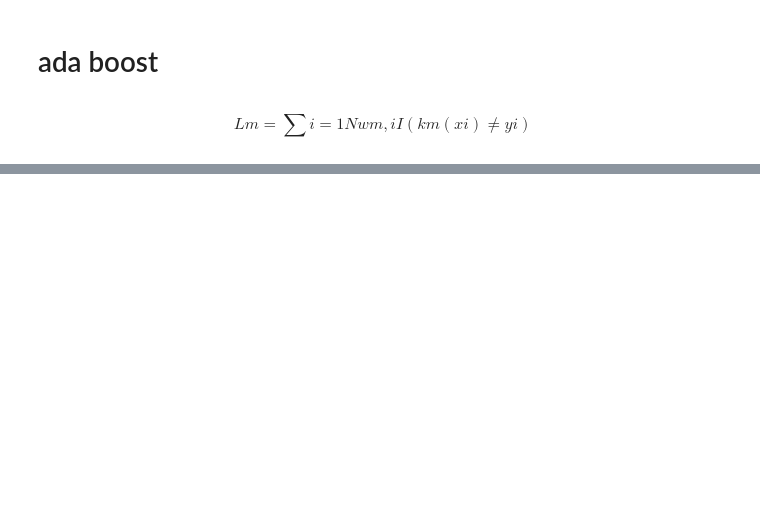
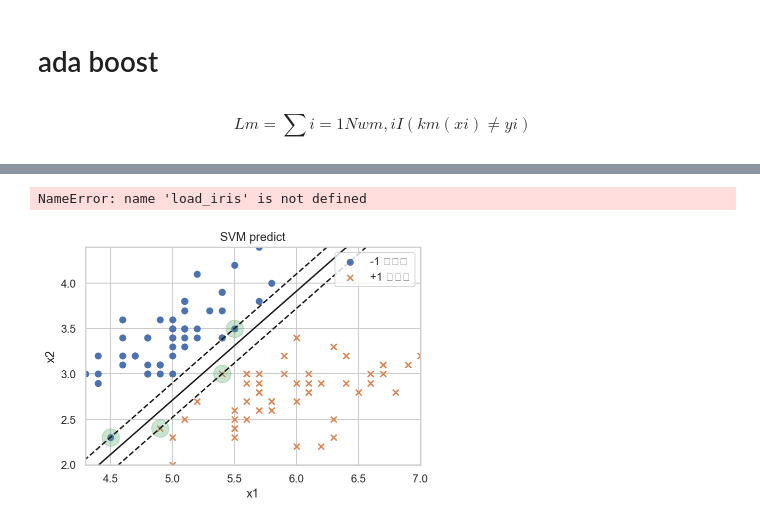
Before and after one commit to KIMS-Github/TIL_, a Jupyter notebook: math/Math_Test_1_2_3/Math_test_part3.ipynb, the cells around one changed output, grey strips where cells are left out. Saved outputs shown, nothing was run; the diff lists cells and outputs as text; code cells hidden in the pictures; blank space fills up the shorter version.

```diff
--- a/math/Math_Test_1_2_3/Math_test_part3.ipynb
+++ b/math/Math_Test_1_2_3/Math_test_part3.ipynb
@@ -830,0 +809,52 @@ $$
+# %%
+from sklearn.svm import SVC
+iris = load_iris()
+X0 = pd.DataFrame(iris.data[idx, :], columns = iris.feature_names[:])
+X = sm.add_constant(X0)[:1]
+y = iris.target
+idx = np.in1d(iris.target, [0, 1])
+# %% [output]
+NameError: name 'load_iris' is not defined
+# %%
+from sklearn.svm import SVC
+iris = load_iris()
+X = iris.data
+idx = np.in1d(iris.target, [0, 1])
+X = X[:100, :2]
+# X = sm.add_constant(X0)
+y = iris.target[idx]
+
+
+model = SVC(kernel='linear', C=1e10).fit(X, y)
+
+
+xmin = X[:, 0].min()
+xmax = X[:, 0].max()
+ymin = X[:, 1].min()
+ymax = X[:, 1].max()
+xx = np.linspace(xmin, xmax, 10)
+yy = np.linspace(ymin, ymax, 10)
+X1, X2 = np.meshgrid(xx, yy)
+
+Z = np.empty(X1.shape)
+for (i, j), val in np.ndenumerate(X1):
+    x1 = val
+    x2 = X2[i, j]
+    p = model.decision_function([[x1, x2]])
+    Z[i, j] = p[0]
+levels = [-1, 0, 1]
+linestyles = ['dashed', 'solid', 'dashed']
+plt.scatter(X[y == 0, 0], X[y == 0, 1], marker='o', label="-1 클래스")
+plt.scatter(X[y == +1, 0], X[y == +1, 1], marker='x', label="+1 클래스")
+plt.contour(X1, X2, Z, levels, colors='k', linestyles=linestyles)
+plt.scatter(model.support_vectors_[:, 0], model.support_vectors_[:, 1], s=300, alpha=0.3)
+
+
+plt.xlabel("x1")
+plt.ylabel("x2")
+plt.legend()
+plt.title("SVM predict")
+
+plt.show()
+# %% [output]
+[figure, added]
```
Also changed, not shown: parts of 22 cells of this notebook.
